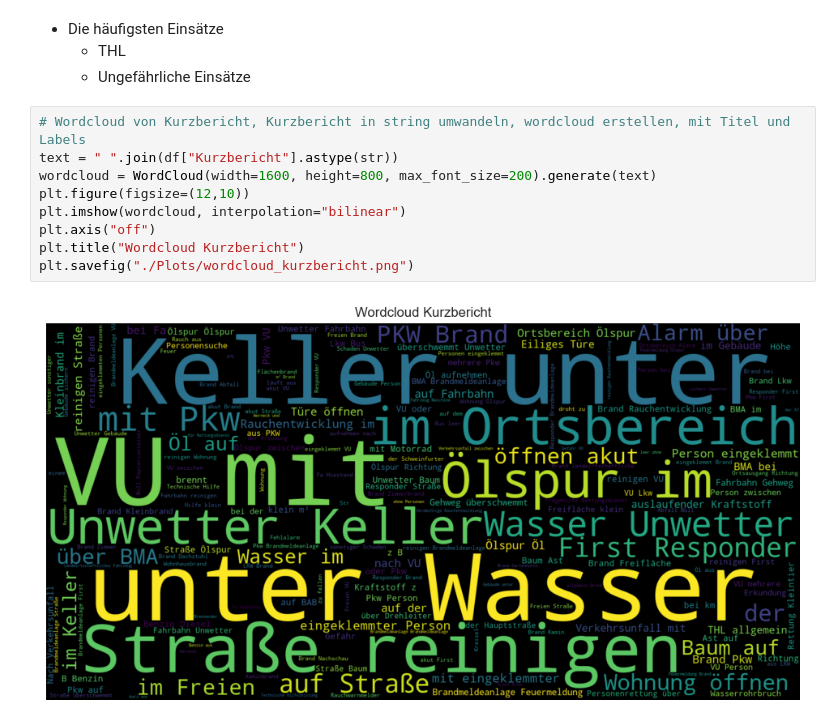
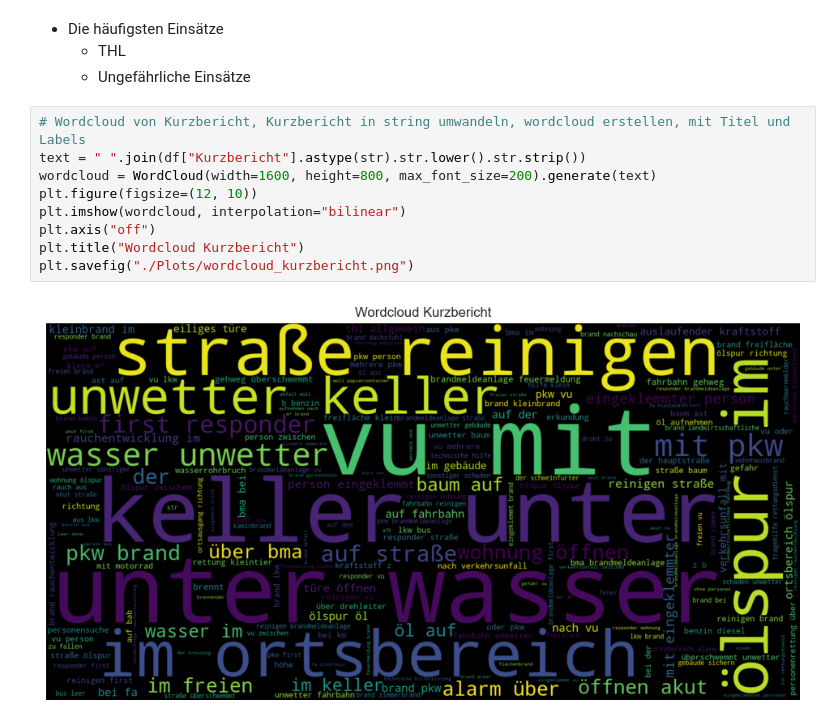
Before and after one commit to Chrissi2802/Firefighting-operations-SW, a Jupyter notebook: exploratory_data_analysis.ipynb, the cells around one changed output. Cells and saved outputs as stored; diff of their text form.

```diff
--- a/exploratory_data_analysis.ipynb
+++ b/exploratory_data_analysis.ipynb
@@ -773,12 +790,12 @@ plt.savefig("./Plots/kurzberichte_mehr_als_50_einsaetze.png")
   - Ungefährliche Einsätze
 # %%
 # Wordcloud von Kurzbericht, Kurzbericht in string umwandeln, wordcloud erstellen, mit Titel und Labels
-text = " ".join(df["Kurzbericht"].astype(str))
+text = " ".join(df["Kurzbericht"].astype(str).str.lower().str.strip())
 wordcloud = WordCloud(width=1600, height=800, max_font_size=200).generate(text)
-plt.figure(figsize=(12,10))
+plt.figure(figsize=(12, 10))
 plt.imshow(wordcloud, interpolation="bilinear")
 plt.axis("off")
 plt.title("Wordcloud Kurzbericht")
 plt.savefig("./Plots/wordcloud_kurzbericht.png")
 # %% [output]
-[figure, old version]
+[figure, new version]
```
Also changed, not shown: parts of 5 cells of this notebook, 6 other files.
